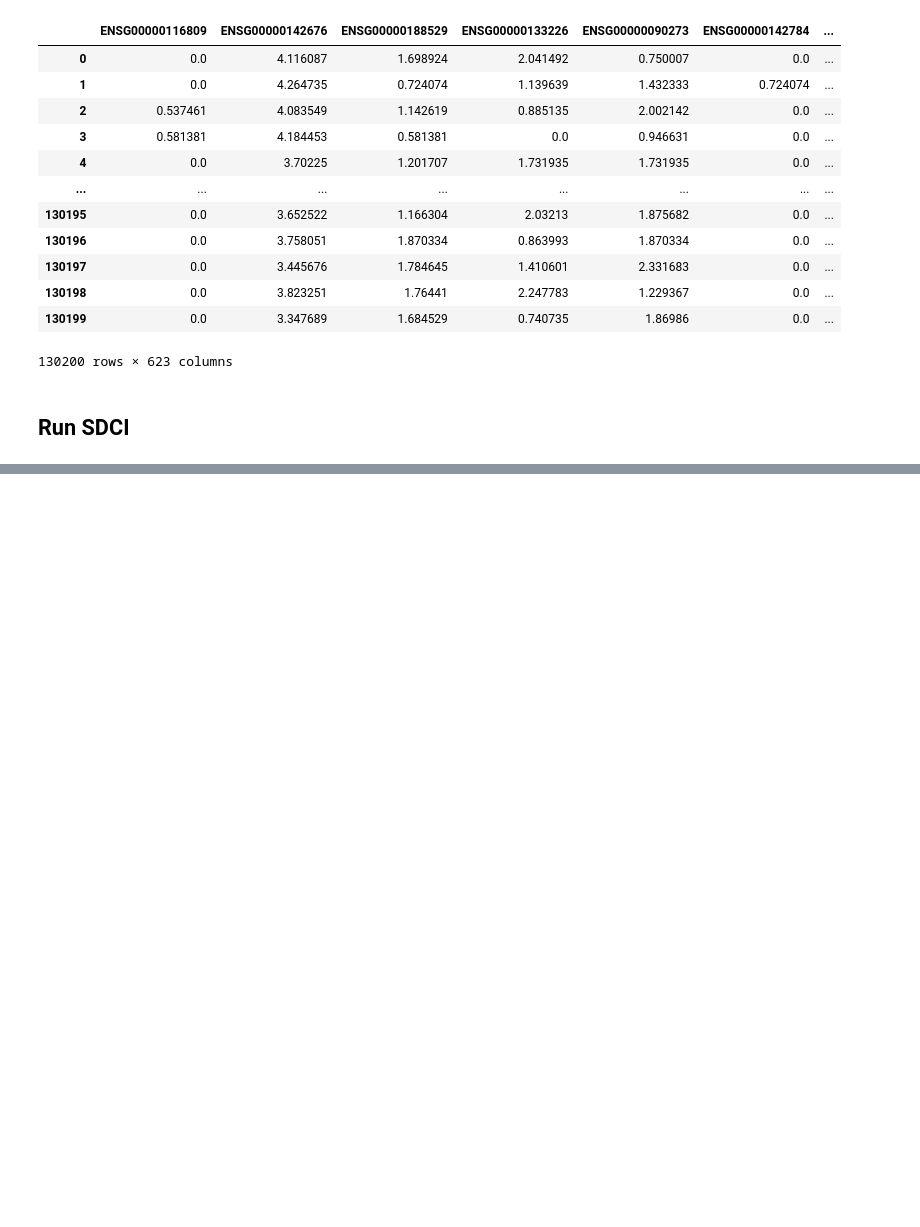
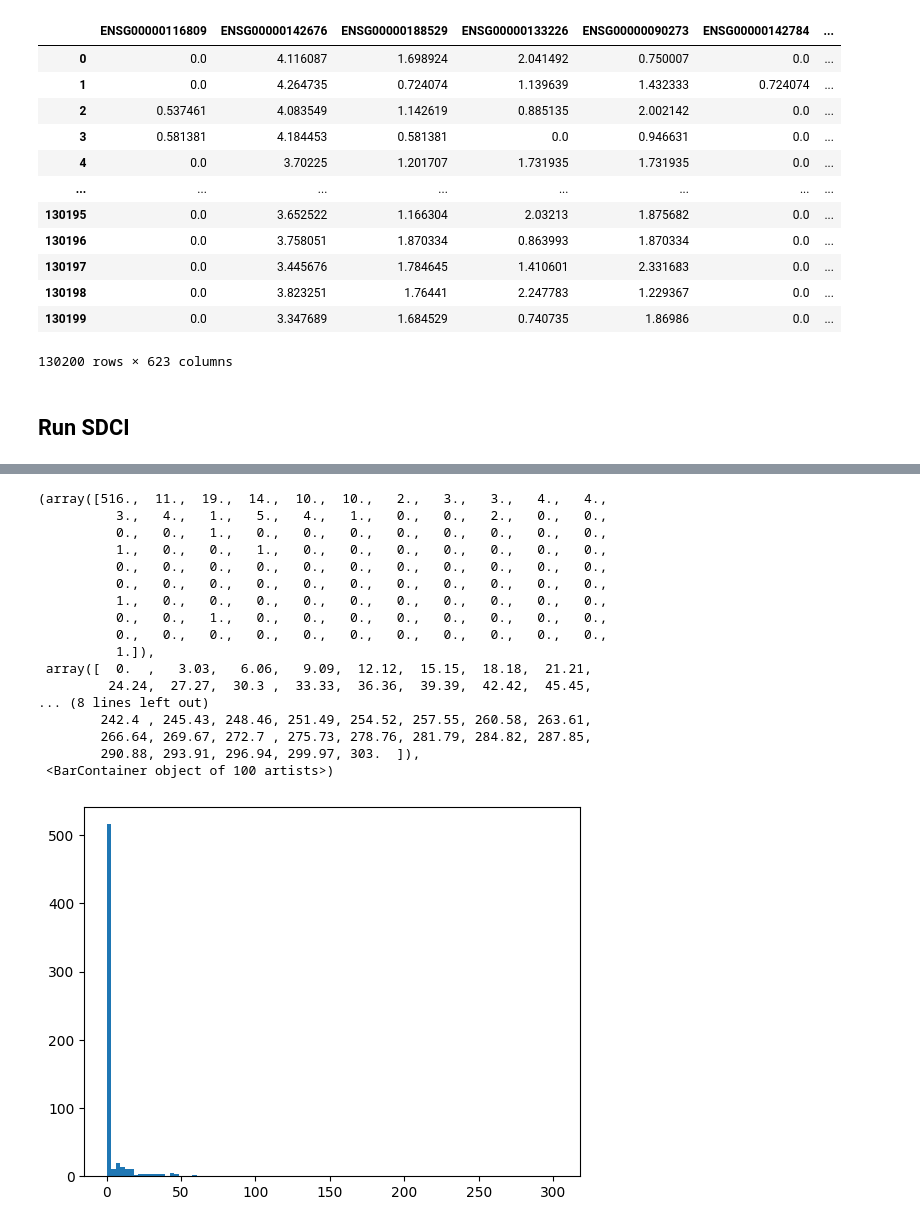
Before and after one commit to azizilab/sdcd, a Jupyter notebook: notebooks/Perturb-seq Analysis.ipynb, the cells around one changed output, grey strips where cells are left out. Cells and saved outputs as stored; diff of their text form; code cells hidden in the pictures; blank space fills up the shorter version.

```diff
--- a/notebooks/Perturb-seq Analysis.ipynb
+++ b/notebooks/Perturb-seq Analysis.ipynb
@@ -82,0 +391,22 @@ np.savetext("/home/justinhong/results/cb_perturb_seq_adj_mtx.csv", adj_mtx, deli
+# %%
+# dist num parents
+plt.hist(thresh_adj_mtx.sum(axis=0), bins=100)
+# %% [output]
+(array([516.,  11.,  19.,  14.,  10.,  10.,   2.,   3.,   3.,   4.,   4.,
+          3.,   4.,   1.,   5.,   4.,   1.,   0.,   0.,   2.,   0.,   0.,
+          0.,   0.,   1.,   0.,   0.,   0.,   0.,   0.,   0.,   0.,   0.,
+          1.,   0.,   0.,   1.,   0.,   0.,   0.,   0.,   0.,   0.,   0.,
+          0.,   0.,   0.,   0.,   0.,   0.,   0.,   0.,   0.,   0.,   0.,
+          0.,   0.,   0.,   0.,   0.,   0.,   0.,   0.,   0.,   0.,   0.,
+          1.,   0.,   0.,   0.,   0.,   0.,   0.,   0.,   0.,   0.,   0.,
+          0.,   0.,   1.,   0.,   0.,   0.,   0.,   0.,   0.,   0.,   0.,
+          0.,   0.,   0.,   0.,   0.,   0.,   0.,   0.,   0.,   0.,   0.,
+          1.]),
+ array([  0.  ,   3.03,   6.06,   9.09,  12.12,  15.15,  18.18,  21.21,
+         24.24,  27.27,  30.3 ,  33.33,  36.36,  39.39,  42.42,  45.45,
+... (8 lines left out)
+        242.4 , 245.43, 248.46, 251.49, 254.52, 257.55, 260.58, 263.61,
+        266.64, 269.67, 272.7 , 275.73, 278.76, 281.79, 284.82, 287.85,
+        290.88, 293.91, 296.94, 299.97, 303.  ]),
+ <BarContainer object of 100 artists>)
+[figure, added]
```
Also changed, not shown: parts of 38 cells of this notebook, 1 other file.
